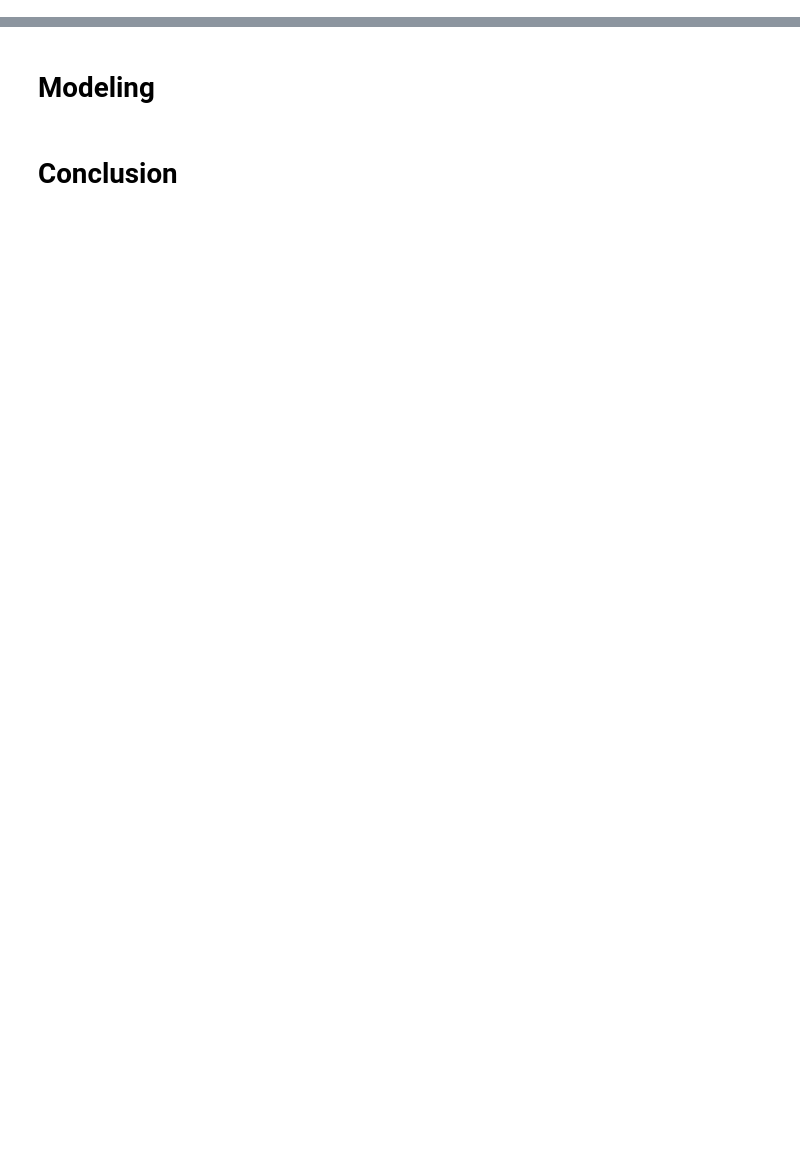
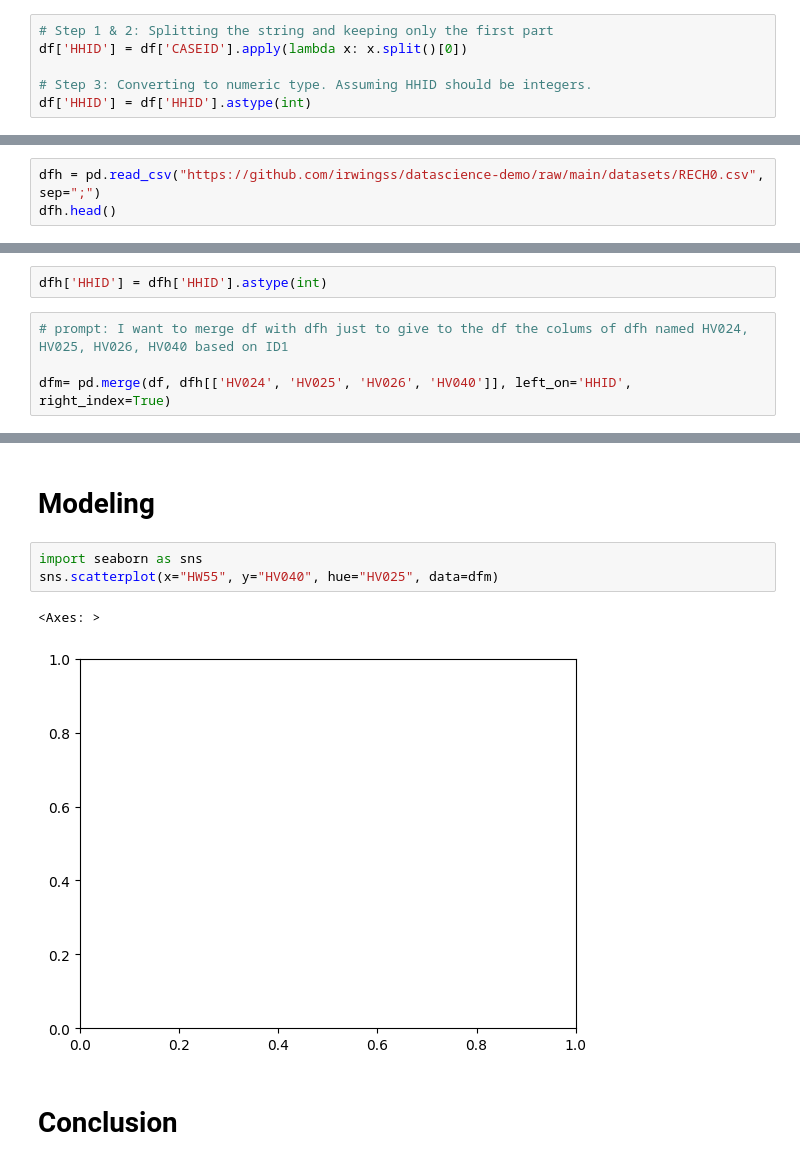
Before and after one commit to irwingss/datascience-demo, a Jupyter notebook: DataScience_demo_4Github.ipynb, the cells around one changed output, grey strips where cells are left out. Drawn from its saved outputs; the diff is of its cells as text; blank space fills up the shorter version.

```diff
--- a/DataScience_demo_4Github.ipynb
+++ b/DataScience_demo_4Github.ipynb
@@ -4,0 +37,6 @@
+# %%
+# Step 1 & 2: Splitting the string and keeping only the first part
+df['HHID'] = df['CASEID'].apply(lambda x: x.split()[0])
+
+# Step 3: Converting to numeric type. Assuming HHID should be integers.
+df['HHID'] = df['HHID'].astype(int)
@@ -4,0 +64,3 @@
+# %%
+dfh = pd.read_csv("https://github.com/irwingss/datascience-demo/raw/main/datasets/RECH0.csv", sep=";")
+dfh.head()
@@ -4,0 +100,6 @@
+# %%
+dfh['HHID'] = dfh['HHID'].astype(int)
+# %%
+# prompt: I want to merge df with dfh just to give to the df the colums of dfh named HV024, HV025, HV026, HV040 based on ID1
+
+dfm= pd.merge(df, dfh[['HV024', 'HV025', 'HV026', 'HV040']], left_on='HHID', right_index=True)
@@ -7,4 +128,10 @@
 # %% [markdown]
 # Modeling
+# %%
+import seaborn as sns
+sns.scatterplot(x="HW55", y="HV040", hue="HV025", data=dfm)
+# %% [output]
+<Axes: >
+[figure, added]
 # %% [markdown]
 # Conclusion
```
Also changed, not shown: parts of 13 cells of this notebook.
